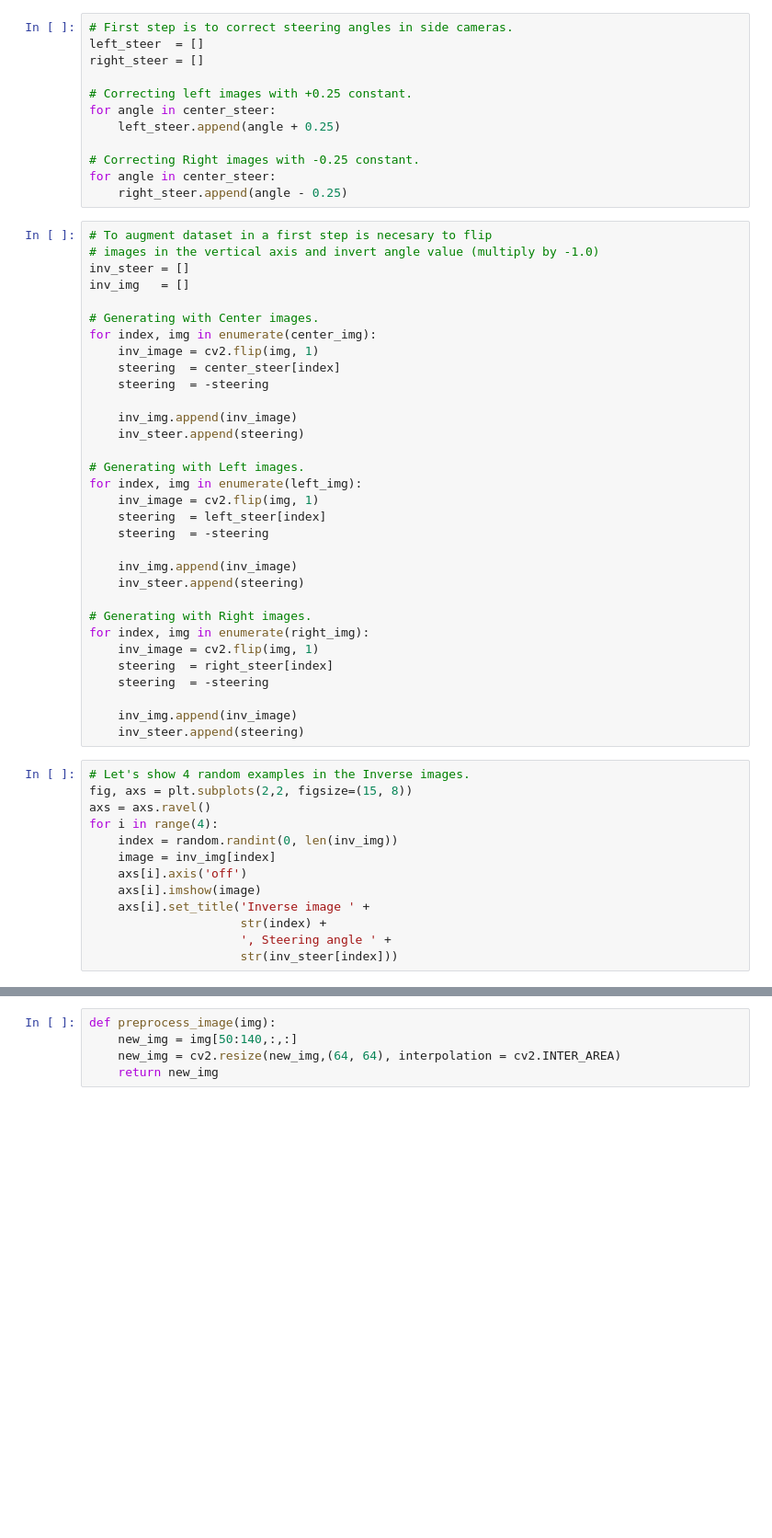
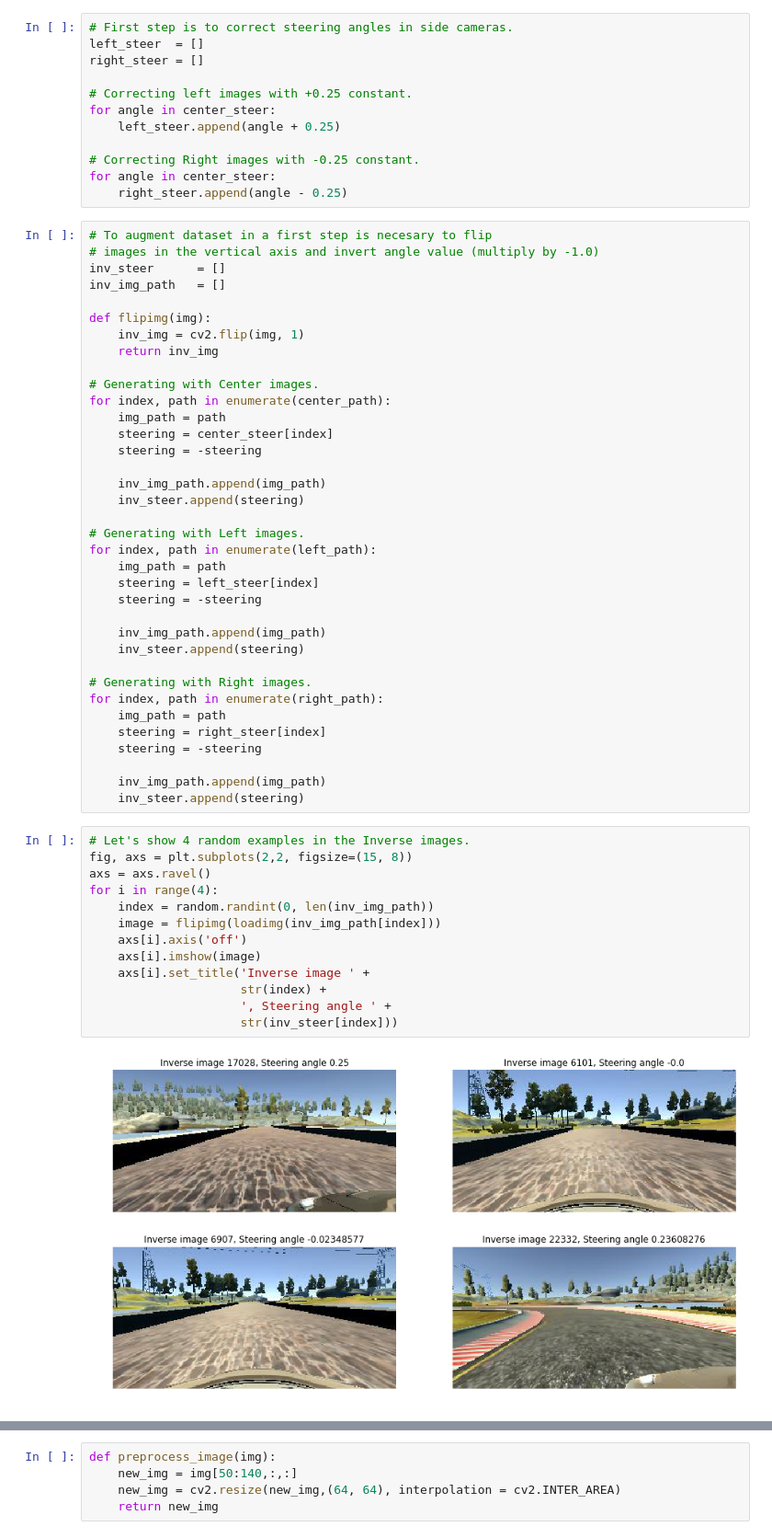
Before and after one commit to YggdrasillTech/SDCND_Project3, a Jupyter notebook: P3.ipynb, the cells around one changed output, grey strips where cells are left out. Shown at 92% size. Drawn from its saved outputs; the diff is of its cells as text; blank space fills up the shorter version.

```diff
--- a/P3.ipynb
+++ b/P3.ipynb
@@ -131,48 +130,54 @@ for angle in center_steer:
 # %%
 # To augment dataset in a first step is necesary to flip
 # images in the vertical axis and invert angle value (multiply by -1.0)
-inv_steer = []
-inv_img   = []
+inv_steer      = []
+inv_img_path   = []
+
+def flipimg(img):
+    inv_img = cv2.flip(img, 1)
+    return inv_img
 
 # Generating with Center images.
-for index, img in enumerate(center_img):
-    inv_image = cv2.flip(img, 1)
-    steering  = center_steer[index]
-    steering  = -steering
+for index, path in enumerate(center_path):
+    img_path = path
+    steering = center_steer[index]
+    steering = -steering
 
-    inv_img.append(inv_image)
+    inv_img_path.append(img_path)
     inv_steer.append(steering)
 
 # Generating with Left images.
-for index, img in enumerate(left_img):
-    inv_image = cv2.flip(img, 1)
-    steering  = left_steer[index]
-    steering  = -steering
+for index, path in enumerate(left_path):
+    img_path = path
+    steering = left_steer[index]
+    steering = -steering
 
-    inv_img.append(inv_image)
+    inv_img_path.append(img_path)
     inv_steer.append(steering)
 
 # Generating with Right images.
-for index, img in enumerate(right_img):
-    inv_image = cv2.flip(img, 1)
-    steering  = right_steer[index]
-    steering  = -steering
+for index, path in enumerate(right_path):
+    img_path = path
+    steering = right_steer[index]
+    steering = -steering
 
-    inv_img.append(inv_image)
+    inv_img_path.append(img_path)
     inv_steer.append(steering)
 # %%
 # Let's show 4 random examples in the Inverse images.
 fig, axs = plt.subplots(2,2, figsize=(15, 8))
 axs = axs.ravel()
 for i in range(4):
-    index = random.randint(0, len(inv_img))
-    image = inv_img[index]
+    index = random.randint(0, len(inv_img_path))
+    image = flipimg(loadimg(inv_img_path[index]))
     axs[i].axis('off')
     axs[i].imshow(image)
     axs[i].set_title('Inverse image ' +
                      str(index) +
                      ', Steering angle ' +
                      str(inv_steer[index]))
+# %% [output]
+[figure, added]
 # %%
 # Plot histogram distribution of the inverse steering angles.
 hist, bins = np.histogram(inv_steer, num_bins)
```
Also changed, not shown: parts of 18 cells of this notebook, 1 other file.
